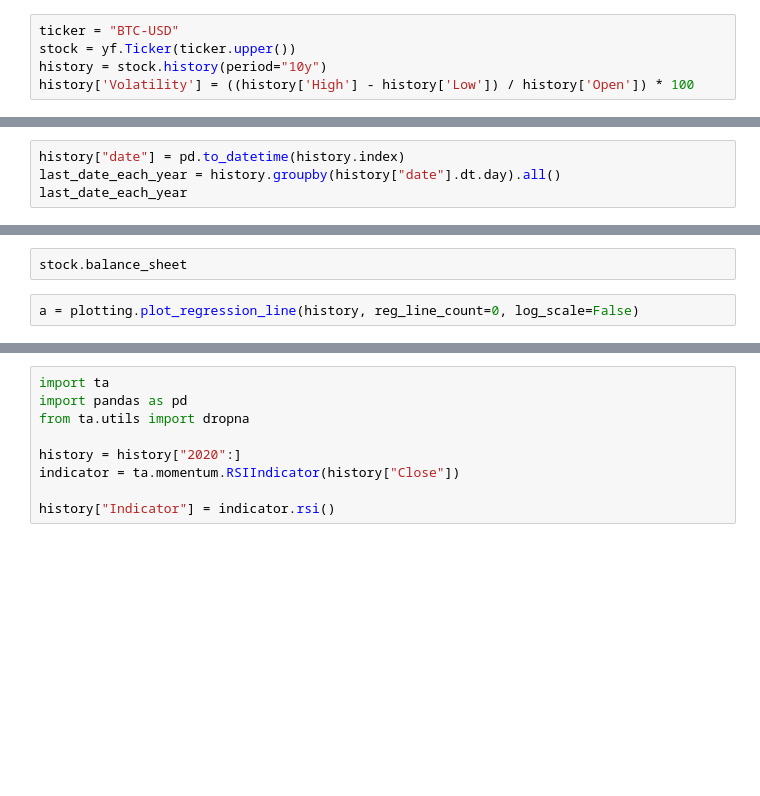
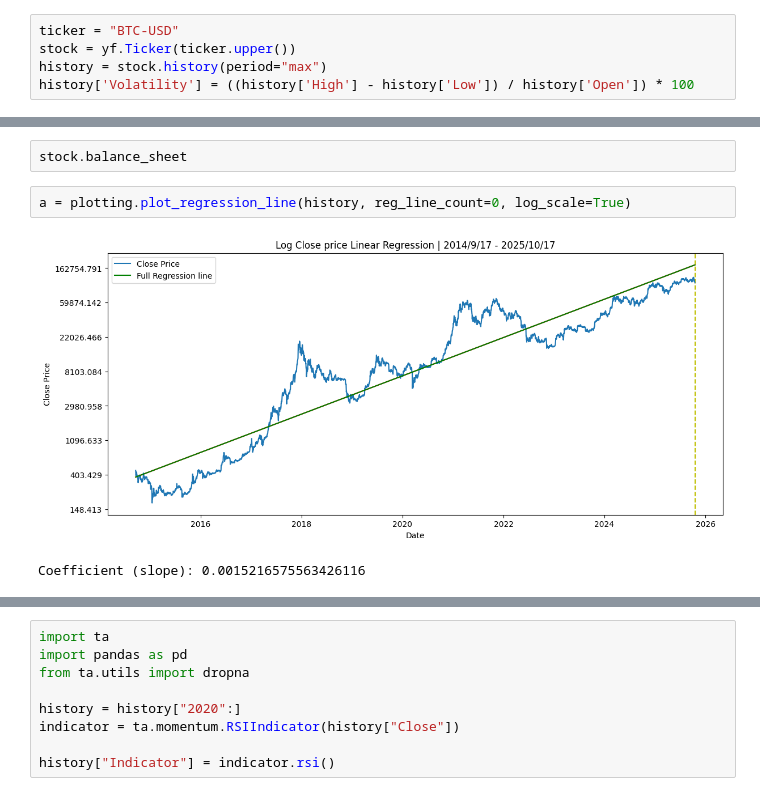
Before and after one commit to ivandimitrovkyulev/Notebooks, a Jupyter notebook: sample/analyses.ipynb, the cells around one changed output, grey strips where cells are left out. Drawn from its saved outputs; the diff is of its cells as text; blank space fills up the shorter version.

```diff
--- a/sample/analyses.ipynb
+++ b/sample/analyses.ipynb
@@ -12,5 +12,5 @@ pd.set_option("display.float_format", "{:,.2f}".format)
 # %%
 ticker = "BTC-USD"
 stock = yf.Ticker(ticker.upper())
-history = stock.history(period="10y")
+history = stock.history(period="max")
 history['Volatility'] = ((history['High'] - history['Low']) / history['Open']) * 100
@@ -23,6 +33,2 @@ history
-# %%
-history["date"] = pd.to_datetime(history.index)
-last_date_each_year = history.groupby(history["date"].dt.day).all()
-last_date_each_year
 # %%
 stock.info
@@ -33,6 +57,9 @@ stock.cash_flow
 # %%
 stock.balance_sheet
 # %%
-a = plotting.plot_regression_line(history, reg_line_count=0, log_scale=False)
+a = plotting.plot_regression_line(history, reg_line_count=0, log_scale=True)
+# %% [output]
+[figure, added]
+Coefficient (slope): 0.0015216575563426116
 # %%
 plotting.plot_regression_line(history, reg_line_count=1, log_scale=True)
```
Also changed, not shown: parts of 10 cells of this notebook, 6 other files.
